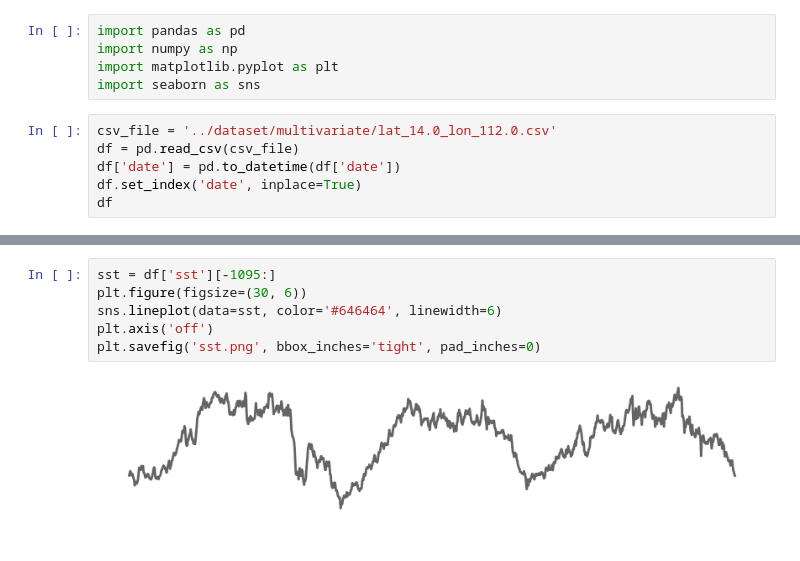
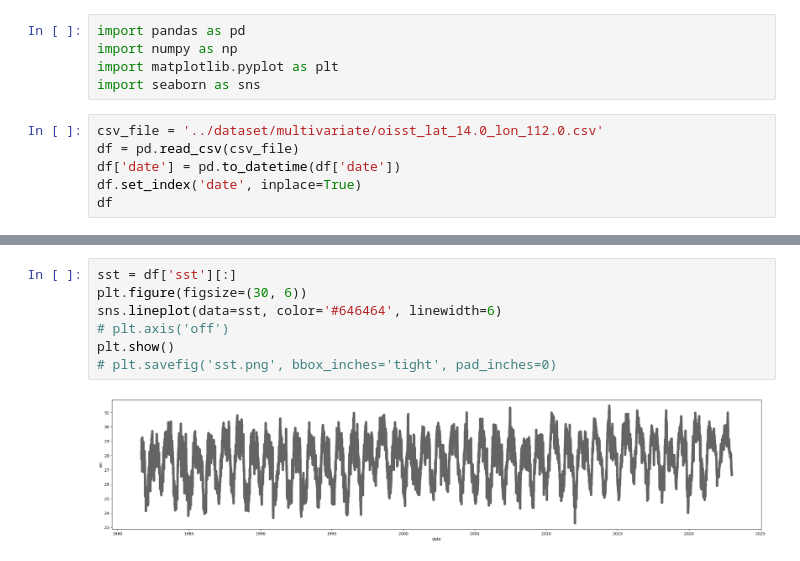
Before and after one commit to Yvette233/spatial-mspt, a Jupyter notebook: pic/sst.ipynb, the cells around one changed output, grey strips where cells are left out. Cells and saved outputs as stored; diff of their text form.

```diff
--- a/pic/sst.ipynb
+++ b/pic/sst.ipynb
@@ -4,7 +4,7 @@ import numpy as np
 import matplotlib.pyplot as plt
 import seaborn as sns
 # %%
-csv_file = '../dataset/multivariate/lat_14.0_lon_112.0.csv'
+csv_file = '../dataset/multivariate/oisst_lat_14.0_lon_112.0.csv'
 df = pd.read_csv(csv_file)
 df['date'] = pd.to_datetime(df['date'])
 df.set_index('date', inplace=True)
@@ -27,8 +27,9 @@ df
 # %%
-sst = df['sst'][-1095:]
+sst = df['sst'][:]
 plt.figure(figsize=(30, 6))
 sns.lineplot(data=sst, color='#646464', linewidth=6)
-plt.axis('off')
-plt.savefig('sst.png', bbox_inches='tight', pad_inches=0)
+# plt.axis('off')
+plt.show()
+# plt.savefig('sst.png', bbox_inches='tight', pad_inches=0)
 # %% [output]
-[figure, old version]
+[figure, new version]
```
Also changed, not shown: parts of 11 cells of this notebook, 11 other files.
